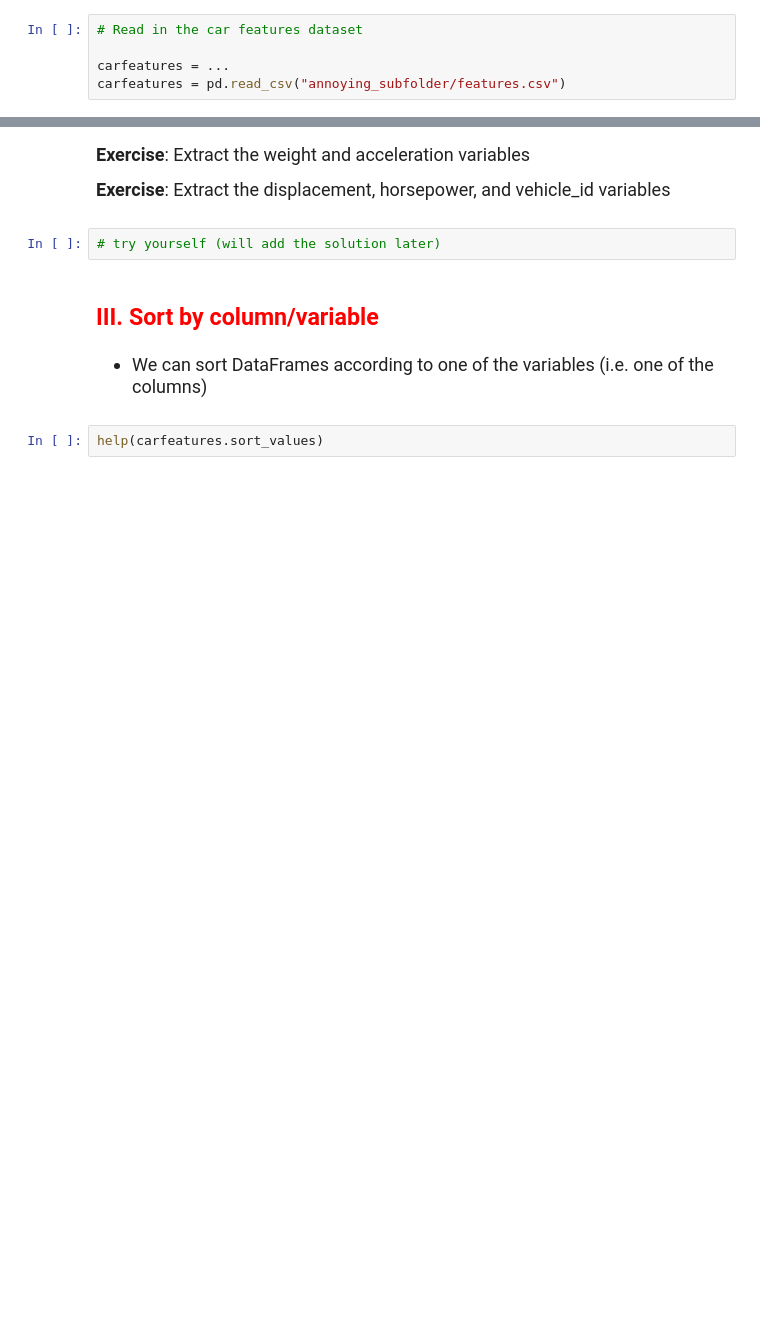
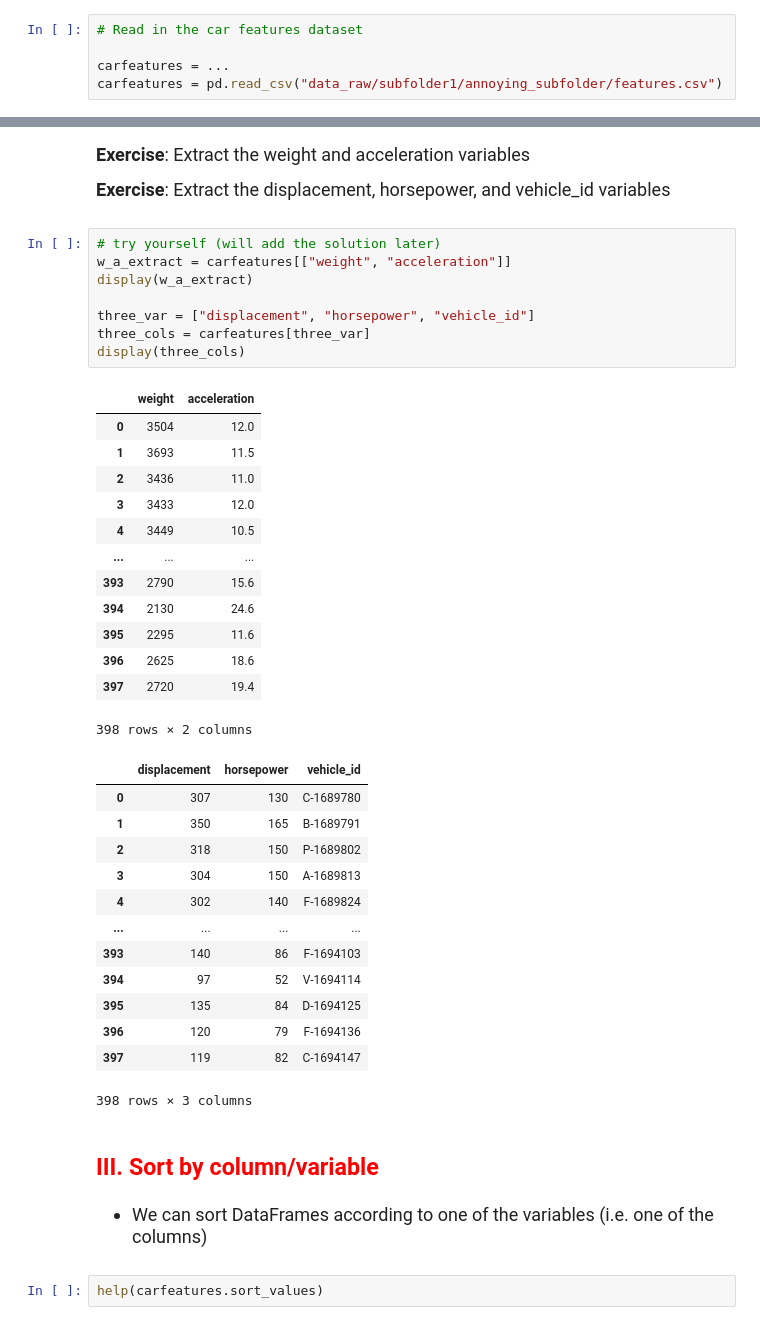
Before and after one commit to michelle1002/datasci151spring2026, a Jupyter notebook: lecture_17/lecture_17 copy.ipynb, the cells around one changed output, grey strips where cells are left out. Saved outputs shown, nothing was run; the diff lists cells and outputs as text; blank space fills up the shorter version.

```diff
--- a/lecture_17/lecture_17 copy.ipynb
+++ b/lecture_17/lecture_17 copy.ipynb
@@ -38,4 +38,4 @@ import matplotlib.pyplot as plt
 # Read in the car features dataset
 
 carfeatures = ...
-carfeatures = pd.read_csv("annoying_subfolder/features.csv")
+carfeatures = pd.read_csv("data_raw/subfolder1/annoying_subfolder/features.csv")
@@ -171,6 +253,39 @@ print(subcols_carfeatures)
 **Exercise**: Extract the displacement, horsepower, and vehicle_id variables
 # %%
 # try yourself (will add the solution later)
+w_a_extract = carfeatures[["weight", "acceleration"]]
+display(w_a_extract)
+
+three_var = ["displacement", "horsepower", "vehicle_id"]
+three_cols = carfeatures[three_var]
+display(three_cols)
+# %% [output]
+|  | weight | acceleration |
+| 0 | 3504 | 12.0 |
+| 1 | 3693 | 11.5 |
+| 2 | 3436 | 11.0 |
+| 3 | 3433 | 12.0 |
+| 4 | 3449 | 10.5 |
+| ... | ... | ... |
+| 393 | 2790 | 15.6 |
+| 394 | 2130 | 24.6 |
+| 395 | 2295 | 11.6 |
+| 396 | 2625 | 18.6 |
+| 397 | 2720 | 19.4 |
+398 rows × 2 columns
+|  | displacement | horsepower | vehicle_id |
+| 0 | 307 | 130 | C-1689780 |
+| 1 | 350 | 165 | B-1689791 |
+| 2 | 318 | 150 | P-1689802 |
+| 3 | 304 | 150 | A-1689813 |
+| 4 | 302 | 140 | F-1689824 |
+| ... | ... | ... | ... |
+| 393 | 140 | 86 | F-1694103 |
+| 394 | 97 | 52 | V-1694114 |
+| 395 | 135 | 84 | D-1694125 |
+| 396 | 120 | 79 | F-1694136 |
+| 397 | 119 | 82 | C-1694147 |
+398 rows × 3 columns
 # %% [markdown]
 ## <span style="color:red"> III. Sort by column/variable </span>
 # %% [markdown]
```
Also changed, not shown: parts of 14 cells of this notebook, 3 other files.
